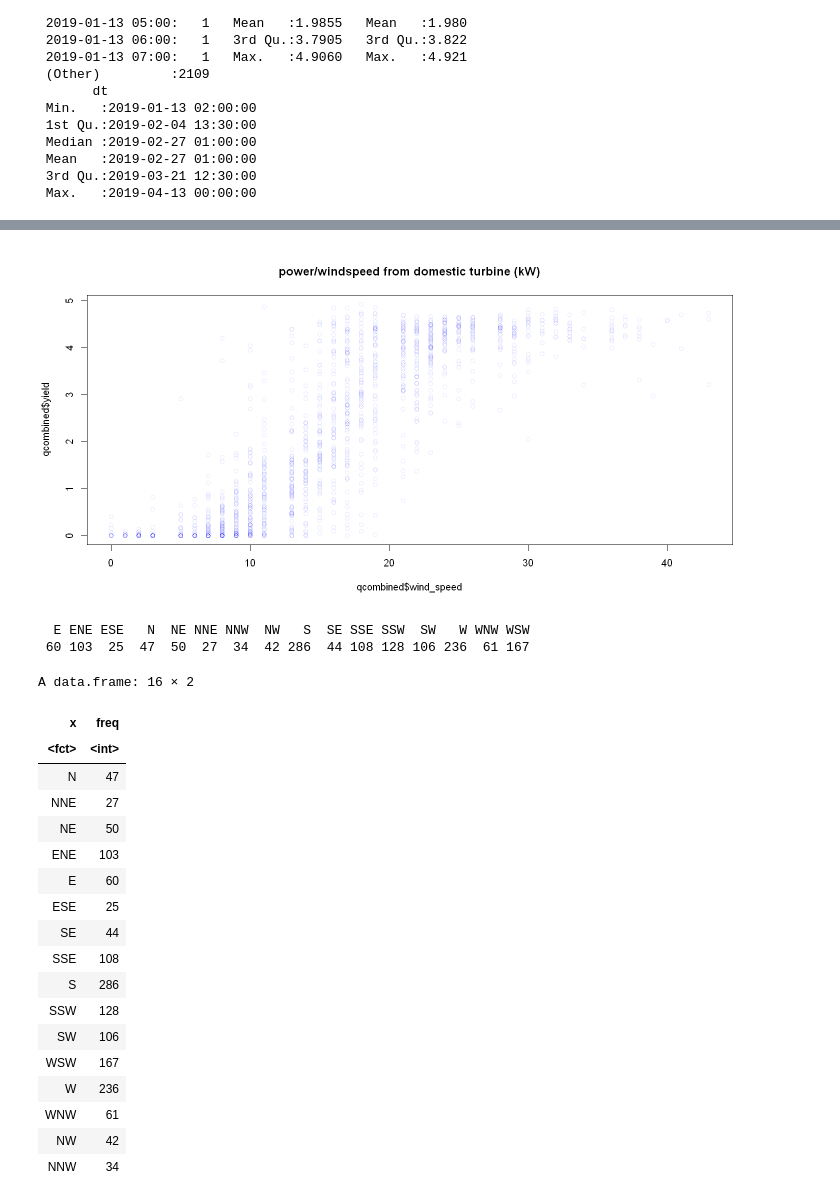
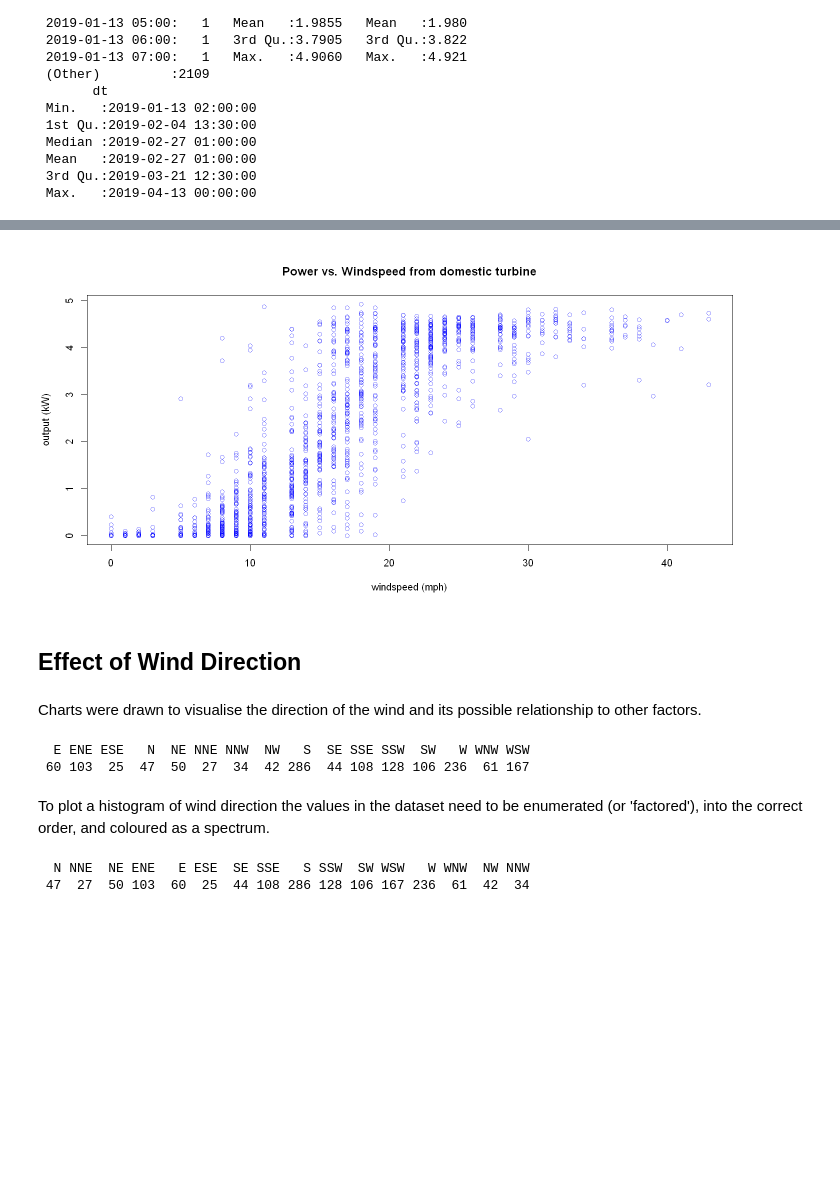
Before and after one commit to srendall91/orkney-electricity, a Jupyter notebook: quarryhouse_weather_combine/quarryhouse.ipynb, the cells around one changed output, grey strips where cells are left out. Cells and saved outputs as stored; diff of their text form; code cells hidden in the pictures; blank space fills up the shorter version.

```diff
--- a/quarryhouse_weather_combine/quarryhouse.ipynb
+++ b/quarryhouse_weather_combine/quarryhouse.ipynb
@@ -89,5 +179,7 @@ hist(qcombined$yield, 50,
 # %%
-
-plot(qcombined$wind_speed, qcombined$yield, main="power/windspeed from domestic turbine (kW)", col=alpha(c("blue"), 0.1), pch=1)
-summary (qcombined)
+plot(qcombined$wind_speed, qcombined$yield,
+     main="Power vs. Windspeed from domestic turbine",
+     xlab = "windspeed (mph)",
+     ylab = "output (kW)",
+     col=alpha(c("blue"), 0.5), pch=1)
 # %% [output]
@@ -111,32 +186,22 @@ summary (qcombined)
-[figure, old version]
+[figure, new version]
-# %%
-summary(qcombined$wind_dir)
-# %% [output]
-  E ENE ESE   N  NE NNE NNW  NW   S  SE SSE SSW  SW   W WNW WSW
- 60 103  25  47  50  27  34  42 286  44 108 128 106 236  61 167
+# %% [markdown]
+## Effect of Wind Direction
+# %% [markdown]
+Charts were drawn to visualise the direction of the wind and its possible relationship to other factors.
+# %%
+# show table of count of records for each wind direction
+summary(qcombined$wind_dir)
+# %% [output]
+  E ENE ESE   N  NE NNE NNW  NW   S  SE SSE SSW  SW   W WNW WSW
+ 60 103  25  47  50  27  34  42 286  44 108 128 106 236  61 167
+# %% [markdown]
+To plot a histogram of wind direction the values in the dataset need to be enumerated (or 'factored'), into the correct order, and coloured as a spectrum.
 # %%
 qcombined$wind_dir <- factor(qcombined$wind_dir, c("N", "NNE", "NE", "ENE","E","ESE","SE","SSE","S",
                                                    "SSW","SW","WSW","W","WNW","NW","NNW"))
 # %%
-count(qcombined$wind_dir)
+table(qcombined$wind_dir)
 # %% [output]
-A data.frame: 16 × 2
+  N NNE  NE ENE   E ESE  SE SSE   S SSW  SW WSW   W WNW  NW NNW
+ 47  27  50 103  60  25  44 108 286 128 106 167 236  61  42  34
-| x | freq |
-| <fct> | <int> |
-| N | 47 |
-| NNE | 27 |
-| NE | 50 |
-| ENE | 103 |
-| E | 60 |
-| ESE | 25 |
-| SE | 44 |
-| SSE | 108 |
-| S | 286 |
-| SSW | 128 |
-| SW | 106 |
-| WSW | 167 |
-| W | 236 |
-| WNW | 61 |
-| NW | 42 |
-| NNW | 34 |
 # %%
```
Also changed, not shown: parts of 26 cells of this notebook, 1 other file.
